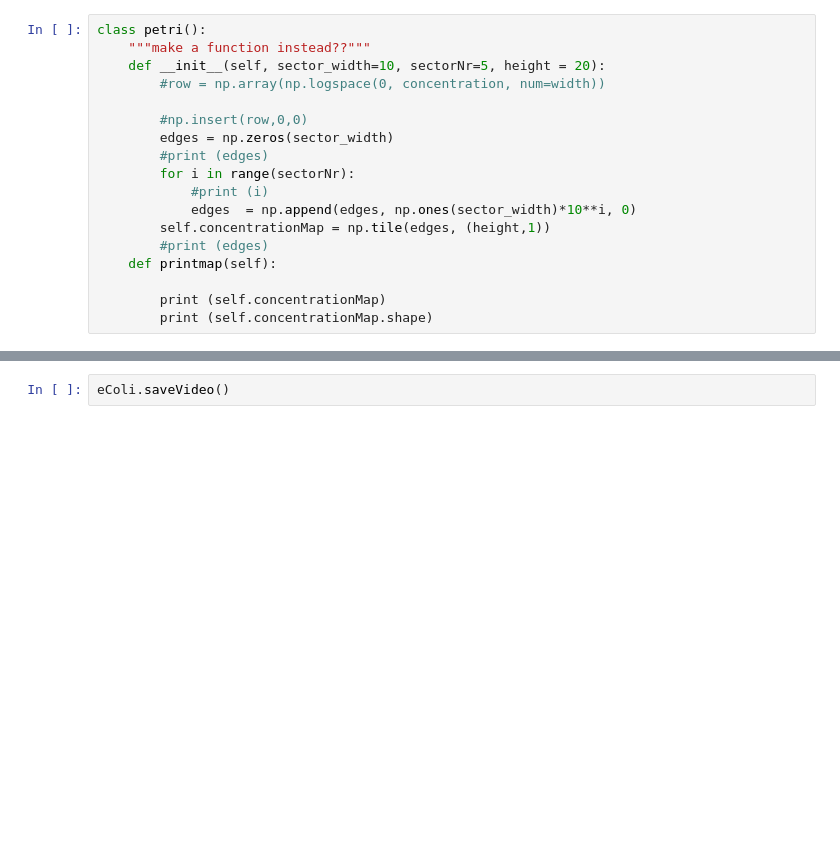
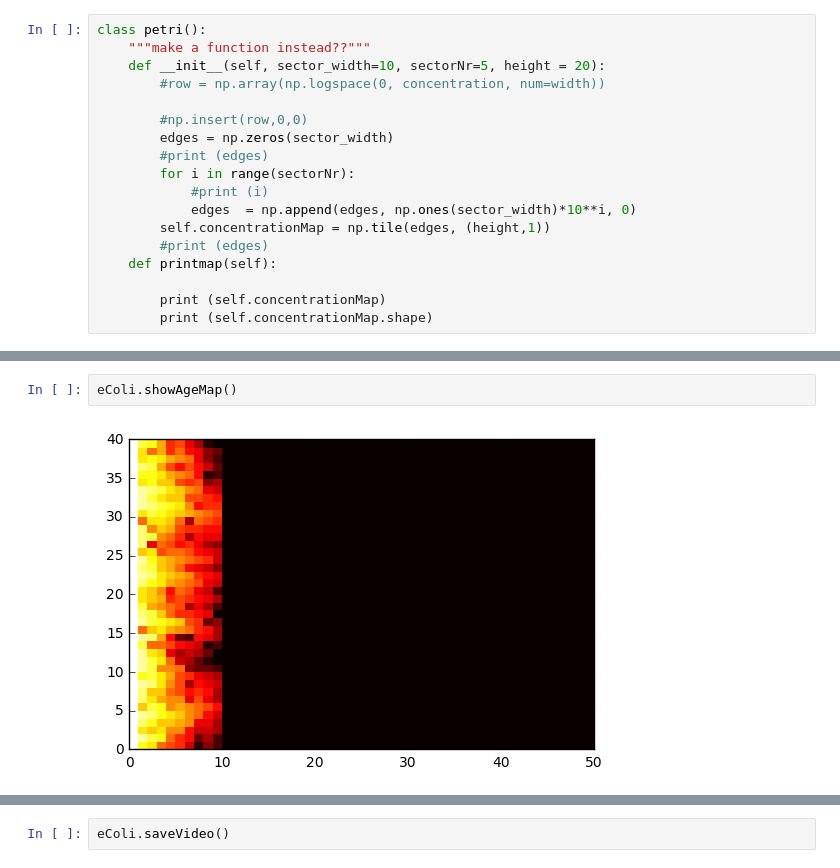
Before and after one commit to Wheele9/Petrdish-simulation, a Jupyter notebook: PetriDish.ipynb, the cells around one changed output, grey strips where cells are left out. Saved outputs shown, nothing was run; the diff lists cells and outputs as text; blank space fills up the shorter version.

```diff
--- a/PetriDish.ipynb
+++ b/PetriDish.ipynb
@@ -170 +174,5 @@ eColi=bacteria(petriD, 0.2)
+# %%
+eColi.showAgeMap()
+# %% [output]
+[figure, added]
 # %%
```
Also changed, not shown: parts of 6 cells of this notebook.
